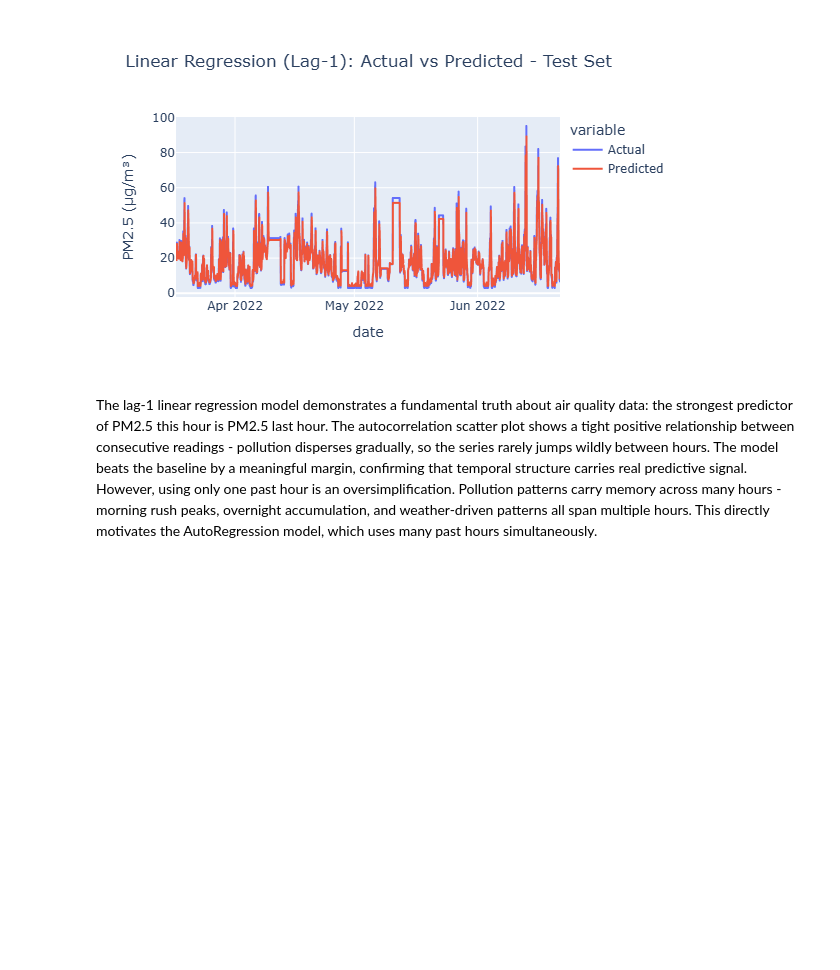
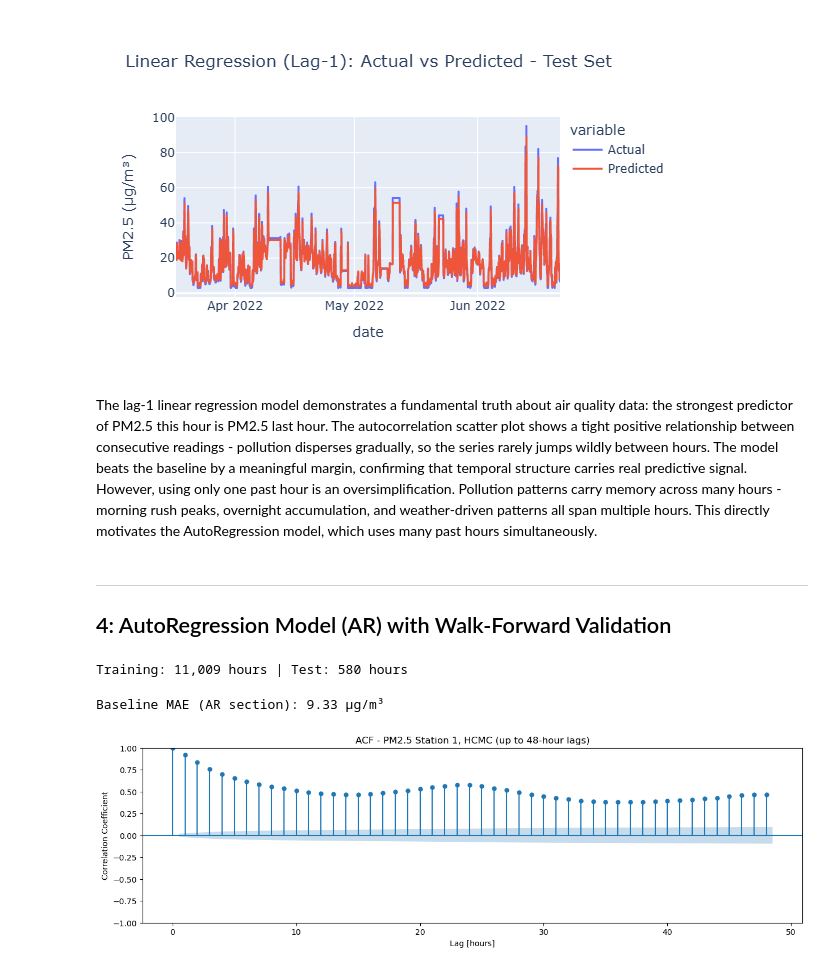
Before and after one commit to AJ-MH/Data-Science-Machine-Learning, a Jupyter notebook: hcmc-air-quality-forecasting/hcmc_air_quality_forecasting.ipynb, the cells around one changed output. Saved outputs shown, nothing was run; the diff lists cells and outputs as text; code cells hidden in the pictures; blank space fills up the shorter version.

Commit message:
Model 2: AutoRegression with ACF/PACF analysis and walk-forward validation

```diff
--- a/hcmc-air-quality-forecasting/hcmc_air_quality_forecasting.ipynb
+++ b/hcmc-air-quality-forecasting/hcmc_air_quality_forecasting.ipynb
@@ -338,3 +338,6 @@ fig.show()
 [figure]
 # %% [markdown]
 The lag-1 linear regression model demonstrates a fundamental truth about air quality data: the strongest predictor of PM2.5 this hour is PM2.5 last hour. The autocorrelation scatter plot shows a tight positive relationship between consecutive readings - pollution disperses gradually, so the series rarely jumps wildly between hours. The model beats the baseline by a meaningful margin, confirming that temporal structure carries real predictive signal. However, using only one past hour is an oversimplification. Pollution patterns carry memory across many hours - morning rush peaks, overnight accumulation, and weather-driven patterns all span multiple hours. This directly motivates the AutoRegression model, which uses many past hours simultaneously.
+# %% [markdown]
+---
+## 4: AutoRegression Model (AR) with Walk-Forward Validation
@@ -340,0 +347,24 @@ The lag-1 linear regression model demonstrates a fundamental truth about air qua
+# %%
+# 95/5 split for AR — more training data improves lag estimation
+cutoff_ar = int(len(y) * 0.95)
+y_train_ar = y.iloc[:cutoff_ar]
+y_test_ar = y.iloc[cutoff_ar:]
+print(f'Training: {len(y_train_ar):,} hours | Test: {len(y_test_ar):,} hours')
+# %% [output]
+Training: 11,009 hours | Test: 580 hours
+# %%
+# Baseline
+mae_baseline_ar = mean_absolute_error(y_train_ar, [y_train_ar.mean()] * len(y_train_ar))
+print('Baseline MAE (AR section): {:.2f} µg/m³'.format(mae_baseline_ar))
+# %% [output]
+Baseline MAE (AR section): 9.33 µg/m³
+# %%
+# ACF plot — correlation at each lag distance
+fig, ax = plt.subplots(figsize=(15, 4))
+plot_acf(y_train_ar, ax=ax, lags=48)
+plt.xlabel('Lag [hours]')
+plt.ylabel('Correlation Coefficient')
+plt.title('ACF - PM2.5 Station 1, HCMC (up to 48-hour lags)')
+plt.show()
+# %% [output]
+[figure, added]
```
Also changed, not shown: parts of 8 cells of this notebook.
